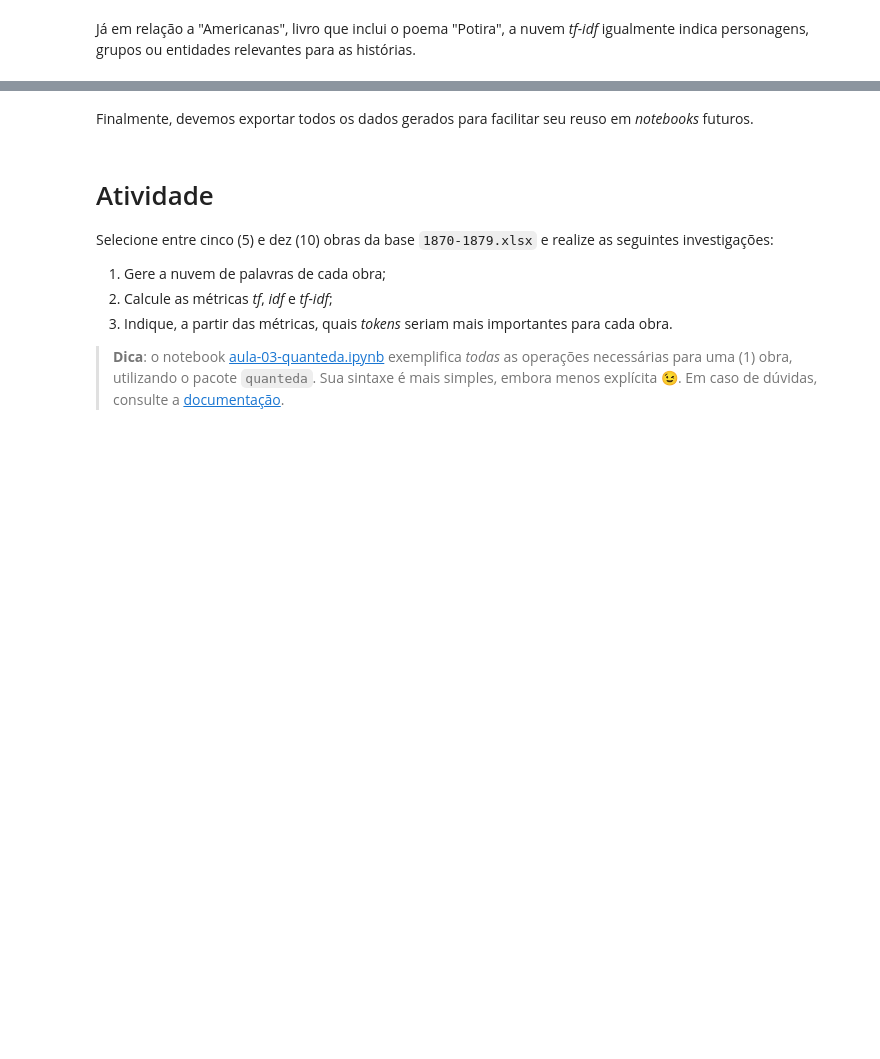
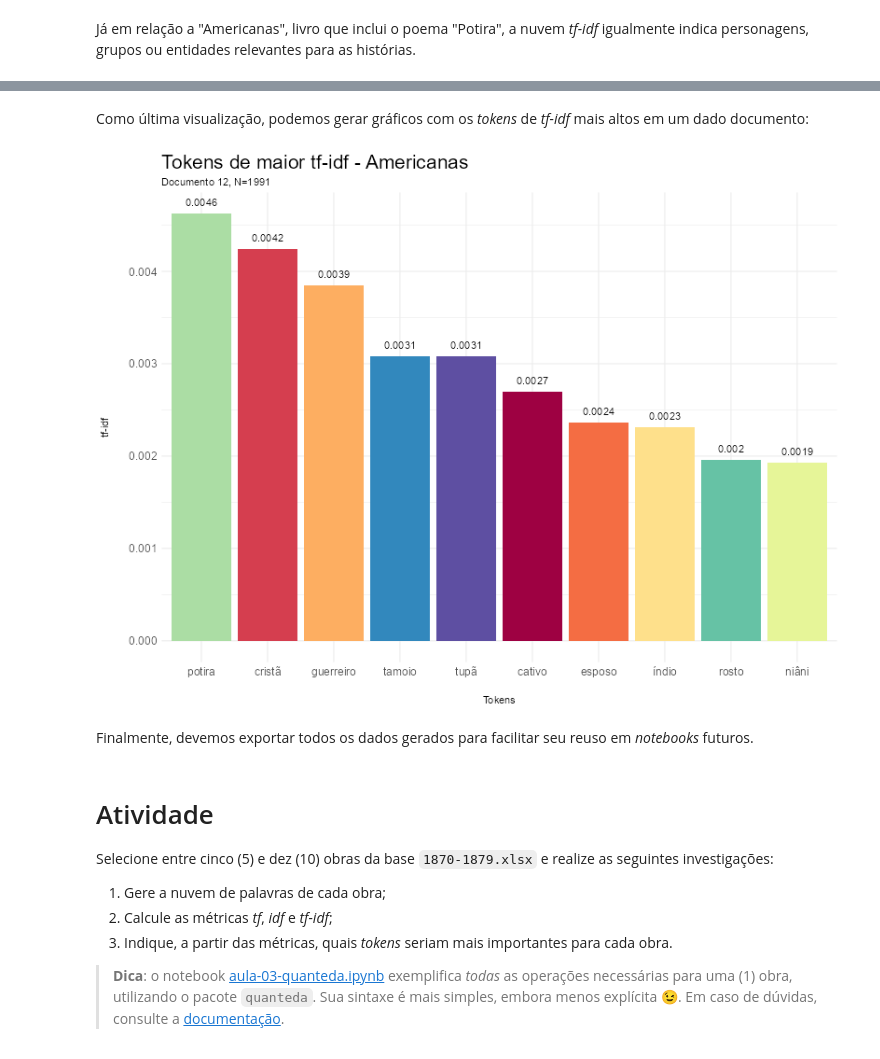
Before and after one commit to hugocristo/seminario-ia-dados, a Jupyter notebook: aula-03/aula-03.ipynb, the cells around one changed output, grey strips where cells are left out. Saved outputs shown, nothing was run; the diff lists cells and outputs as text; code cells hidden in the pictures; blank space fills up the shorter version.

```diff
--- a/aula-03/aula-03.ipynb
+++ b/aula-03/aula-03.ipynb
@@ -842,3 +880,52 @@ wordcloud(
+# %% [markdown]
+Como última visualização, podemos gerar gráficos com os *tokens* de *tf-idf* mais altos em um dado documento:
+# %%
+# plota top-10 tokens por tf-idf do documento 1
+ggplot(txd.tidy[txd.tidy$doc=="doc12" & txd.tidy$ranking <= 10,]) +
+  # barra com token no eixo X e tf-idf no eixo Y
+  # ordenando de modo descrescente por tf-idf
+  geom_col(aes(x=reorder(token, -tf.idf),y=tf.idf,fill=token)) +
+  # imprime valor
+  geom_text(
+    aes(
+      x=token,
+      y=tf.idf,
+      label=round(tf.idf,4),
+      # ajusta para fora da barra
+      vjust=-1
+    )
+  ) +
+  # define eixos
+  xlab("Tokens")+
+  ylab("tf-idf")+
+  # título do gráfico
+  labs(
+    # texto do título
+    title="Tokens de maior tf-idf - Americanas",
+    # texto do subbtítulo indicando N
+    subtitle=paste0(
+      "Documento 12, N=",
+      nrow(txd.tidy[txd.tidy$doc=="doc12",])
+    )
+  )+
+  # cores das barras
+  scale_fill_discrete(palette=brewer.pal(10, "Spectral"))+
+  theme_minimal() +
+  # configurações do gráfico
+  theme(
+    # título do gráfico
+    plot.title = element_text(size=21),
+    # fonte e espaçamento do eixo x
+    axis.text.x = element_text(size=12),
+    axis.title.x = element_text(margin=margin(t=20,b=0,l=0,r=0,unit="pt")),
+    # fonte e espaçamento do eixo x
+    axis.text.y = element_text(size=12),
+    axis.title.y = element_text(margin=margin(t=0,b=0,l=0,r=20,unit="pt")),
+    # oculta legenda
+    legend.position="none"
+  )
+# %% [output]
+[figure, added]
 # %% [markdown]
 Finalmente, devemos exportar todos os dados gerados para facilitar seu reuso em *notebooks* futuros.
 # %%
```
Also changed, not shown: parts of 14 cells of this notebook, 10 other files.
